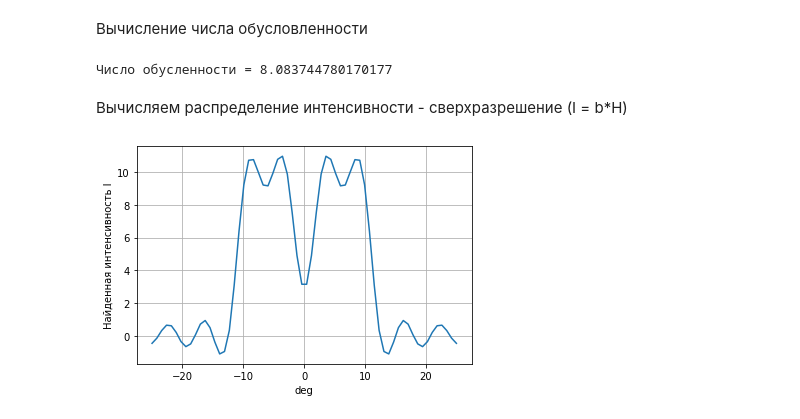
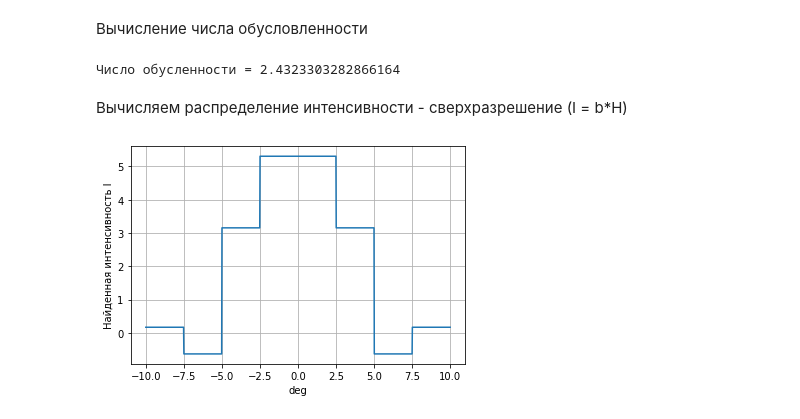
Before and after one commit to SergeyGorchakov/AntennaSimulation, a Jupyter notebook: AntennaSimulator.ipynb, the cells around one changed output. Drawn from its saved outputs; the diff is of its cells as text; code cells hidden in the pictures.

```diff
--- a/AntennaSimulator.ipynb
+++ b/AntennaSimulator.ipynb
@@ -156,32 +154,4 @@ def Hadamard2Walsh(n):
 
     return (hadamardMatrix,walshMatrix)
 
-(A,W) = Hadamard2Walsh(len_teta)
-
-def WHT(x):
-    # Function computes (slow) Discrete Walsh-Hadamard Transform
-    # for any 1D real-valued signal
-    # (c) 2015 QuantAtRisk.com, by Pawel Lachowicz
-    x=np.array(x)
-    if(len(x.shape)<2): # make sure x is 1D array
-        if(len(x)>3):   # accept x of min length of 4 elements (M=2)
-            # check length of signal, adjust to 2**m
-            n=len(x)
-            M=trunc(log(n,2))
-            x=x[0:2**M]
-            h2=np.array([[1,1],[1,-1]])
-            for i in range(M-1):
-                if(i==0):
-                    H=np.kron(h2,h2)
-                else:
-                    H=np.kron(H,h2)
-
-            return (np.dot(H,x)/2.**M, x, M)
-        else:
-            print("HWT(x): Array too short!")
-            raise SystemExit
-    else:
-        print("HWT(x): 1D array expected!")
-        raise SystemExit
-
-g = W
+(A,Walsh) = Hadamard2Walsh(len_teta)
@@ -190,18 +158,17 @@ ValueError: n must be an positive integer, and n must be a power of 2
 # %% [markdown]
 Вычисляем функцию Хи
 # %%
+NumberOfFunctions = 7
 def functionHi(fi,alpha):
     return getDirectionalPattern(alpha - fi)
 
 integ = np.zeros(NumberOfFunctions)
 rng = np.linspace(min_teta,max_teta,NumberOfFunctions)
 
-g = g[:,0:NumberOfFunctions]
+g = Walsh[:,0:NumberOfFunctions]
 
 j = -1
 for alpha in rng:
     j += 1
     integ[j],err = integrate.quad(functionHi,min_teta,max_teta,args=(alpha,))
-
-H = integ*g
 # %% [markdown]
@@ -209,6 +176,9 @@ H = integ*g
 # %%
-b = np.linalg.solve(H,U)
-plt.plot(np.rad2deg(teta),b)
+H = integ*g
+invH = np.linalg.pinv(H)
+b = invH@U
+#b = np.linalg.solve(H,U)
+plt.plot(b)
 plt.grid()
 plt.xlabel('deg')
 plt.ylabel('Коэф-ты B')
@@ -218,19 +188,18 @@ ValueError: solve1: Input operand 1 has a mismatch in its core dimension 0, with
 # %% [markdown]
 Вычисление числа обусловленности
 # %%
-invH = np.linalg.inv(H)
 v = np.linalg.norm(invH)*np.linalg.norm(U)/np.linalg.norm(invH@U)
 print("Число обусленности =",v)
 # %% [output]
-Число обусленности = 8.083744780170177
+Число обусленности = 2.4323303282866164
 # %% [markdown]
 Вычисляем распределение интенсивности - сверхразрешение (I = b*H)
 # %%
-I = b@H
+I = H@b
 plt.plot(np.rad2deg(teta),I)
 plt.grid()
 plt.xlabel('deg')
 plt.ylabel('Найденная интенсивность I')
 plt.show()
 # %% [output]
-[figure, old version]
+[figure, new version]
```
Also changed, not shown: parts of 8 cells of this notebook.
